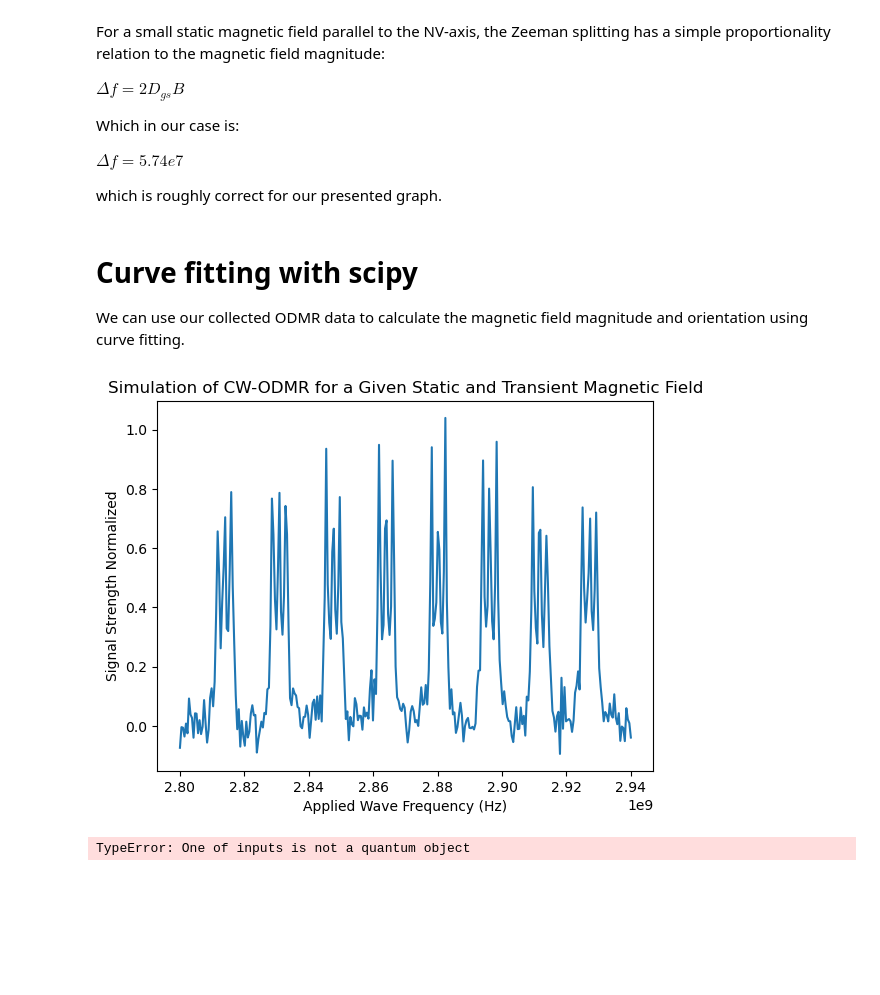
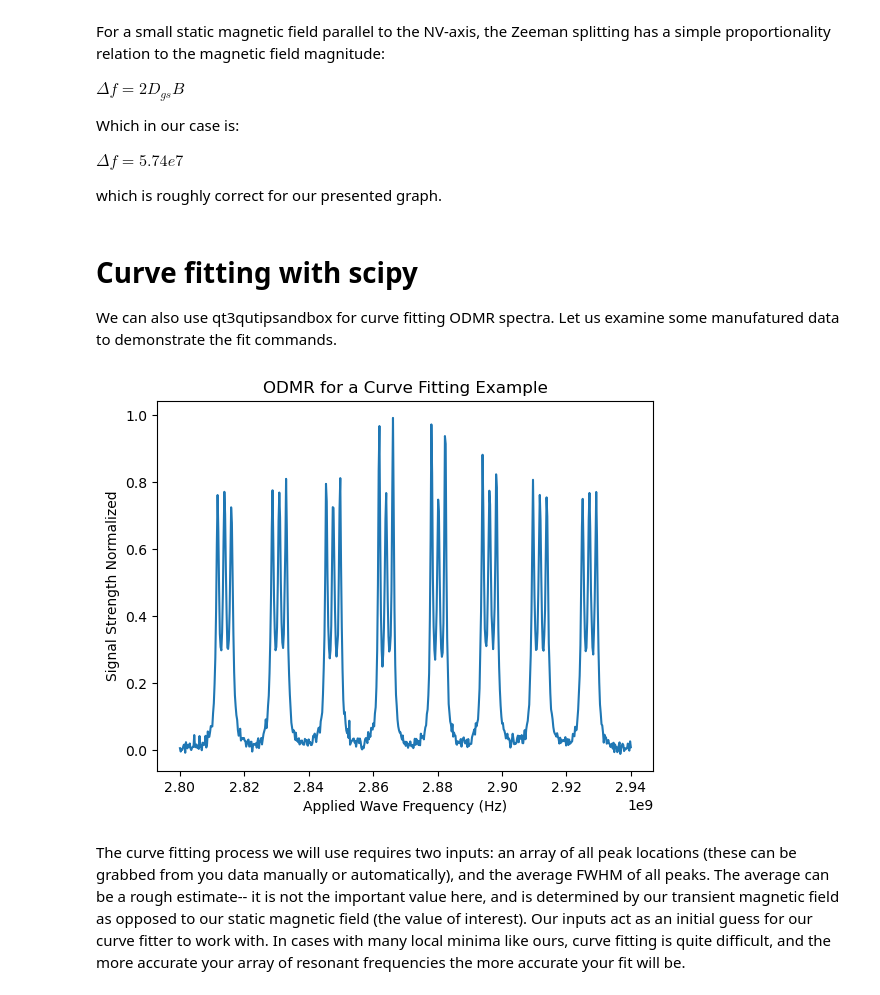
Before and after one commit to qt3uw/qt3qutipsandbox, a Jupyter notebook: notebooks/Power_Broadened_Examples.ipynb, the cells around one changed output. Drawn from its saved outputs; the diff is of its cells as text; code cells hidden in the pictures; blank space fills up the shorter version.

```diff
--- a/notebooks/Power_Broadened_Examples.ipynb
+++ b/notebooks/Power_Broadened_Examples.ipynb
@@ -122,5 +122,5 @@ which is roughly correct for our presented graph.
 # %% [markdown]
 # Curve fitting with scipy
 
-We can use our collected ODMR data to calculate the magnetic field magnitude and orientation using curve fitting.
+We can also use qt3qutipsandbox for curve fitting ODMR spectra. Let us examine some manufatured data to demonstrate the fit commands.
 # %%
@@ -128,21 +128,26 @@ from scipy.optimize import curve_fit
 # %%
-# Example from earlier with decreased resolution and added noise
-frequencies = np.linspace(2.8E9, 2.94E9, num=300) # Decreased resolution
+# Parameters
+static_bvec = 0.005 * np.array([0.4, 0.1, -0.2])
+transition_bvec = np.array([0., 0., 1.E-4])
+initial_state = [1 / 3., 1 / 3., 1 / 3., 0, 0, 0, 0, 0, 0]
+frequencies = np.linspace(2.8E9, 2.94E9, num=2**16)
+
+# Spectrum
 spectrum = get_power_broadened_spectrum_nv_axis_average(frequencies, transition_bvec, static_bvec, initial_state)
-spectrum = spectrum/max(spectrum)
-noise = np.random.normal(0,0.05,300) # Added noise
 
+# Manufature noisy data
+frequenciesb = np.linspace(2.8E9, 2.94E9, num=600)  # Decreased resolution
+spectrum = get_power_broadened_spectrum_nv_axis_average(frequenciesb, transition_bvec, [0.002, 0.0005, -0.001], initial_state)
+noise = np.random.normal(0, 0.01, 600)  # Added noise
 spectrum = spectrum + noise
 # %%
 # Plot
-fig = plt.plot(frequencies, spectrum)
+fig = plt.plot(frequenciesb, spectrum)
 plt.xlabel("Applied Wave Frequency (Hz)")
 plt.ylabel("Signal Strength Normalized")
-plt.title("Simulation of CW-ODMR for a Given Static and Transient Magnetic Field")
+plt.title("ODMR for a Curve Fitting Example")
 plt.show()
 # %% [output]
-[figure, old version]
+[figure, new version]
-# %%
-fitted = curve_fit(get_power_broadened_spectrum_nv_axis_average, frequencies, spectrum)
-# %% [output]
-TypeError: One of inputs is not a quantum object
+# %% [markdown]
+The curve fitting process we will use requires two inputs: an array of all peak locations (these can be grabbed from you data manually or automatically), and the average FWHM of all peaks. The average can be a rough estimate-- it is not the important value here, and is determined by our transient magnetic field as opposed to our static magnetic field (the value of interest). Our inputs act as an initial guess for our curve fitter to work with. In cases with many local minima like ours, curve fitting is quite difficult, and the more accurate your array of resonant frequencies the more accurate your fit will be.
```
Also changed, not shown: parts of 9 cells of this notebook, 1 other file.
